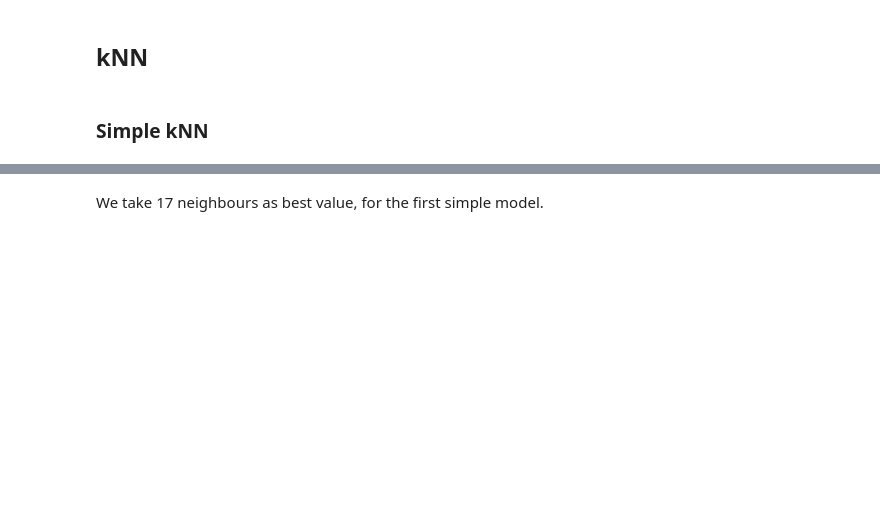
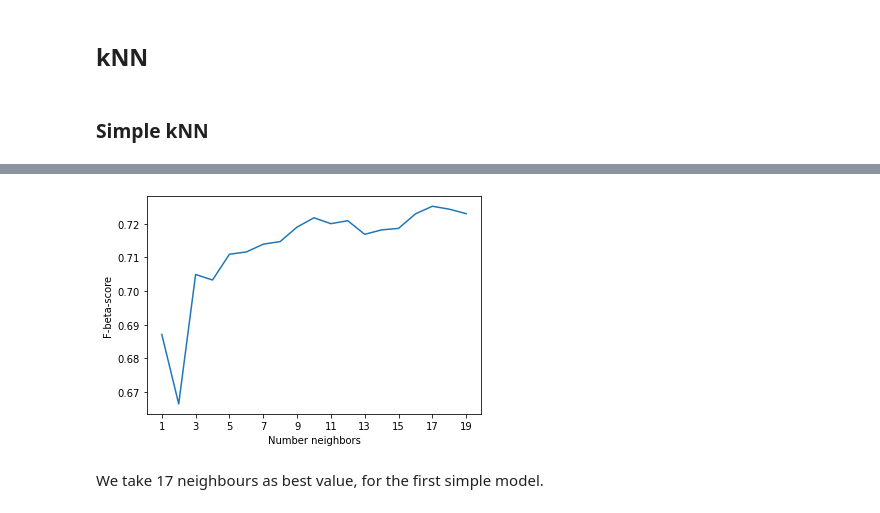
Before and after one commit to m-kno/mimic3, a Jupyter notebook: 05_Modeling.ipynb, the cells around one changed output, grey strips where cells are left out. Drawn from its saved outputs; the diff is of its cells as text; code cells hidden in the pictures; blank space fills up the shorter version.

```diff
--- a/05_Modeling.ipynb
+++ b/05_Modeling.ipynb
@@ -880,8 +1335,10 @@ plt.legend();
 # %%
 plt.plot(neighbor_settings, train_beta)
 plt.ylabel('F-beta-score')
 plt.xlabel('Number neighbors')
-plt.xticks(ticks=list(range(0,21,2)) ,labels=list(range(1,21,2)));
+plt.xticks(ticks=list(range(1,21,2)) ,labels=list(range(1,21,2)));
+# %% [output]
+[figure, added]
 # %% [markdown]
 We take 17 neighbours as best value, for the first simple model.
 # %%
```
Also changed, not shown: parts of 89 cells of this notebook.
